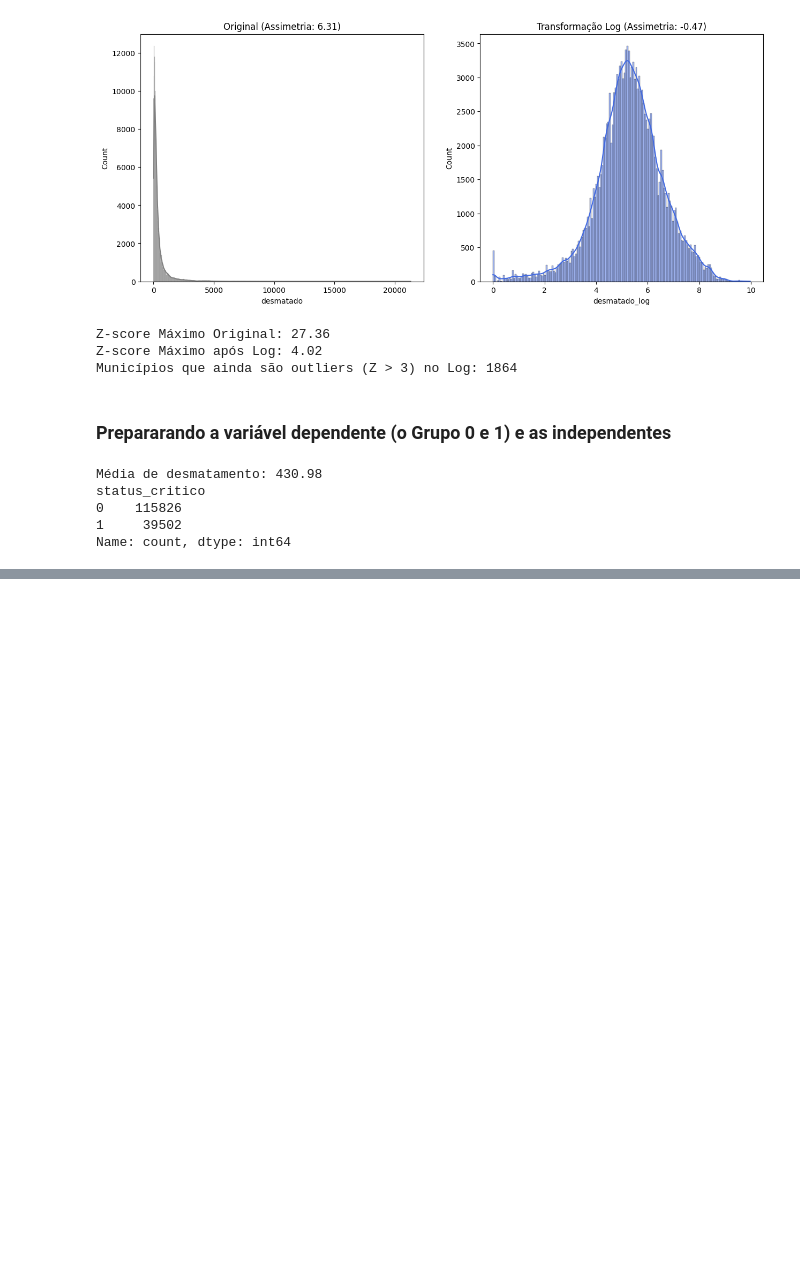
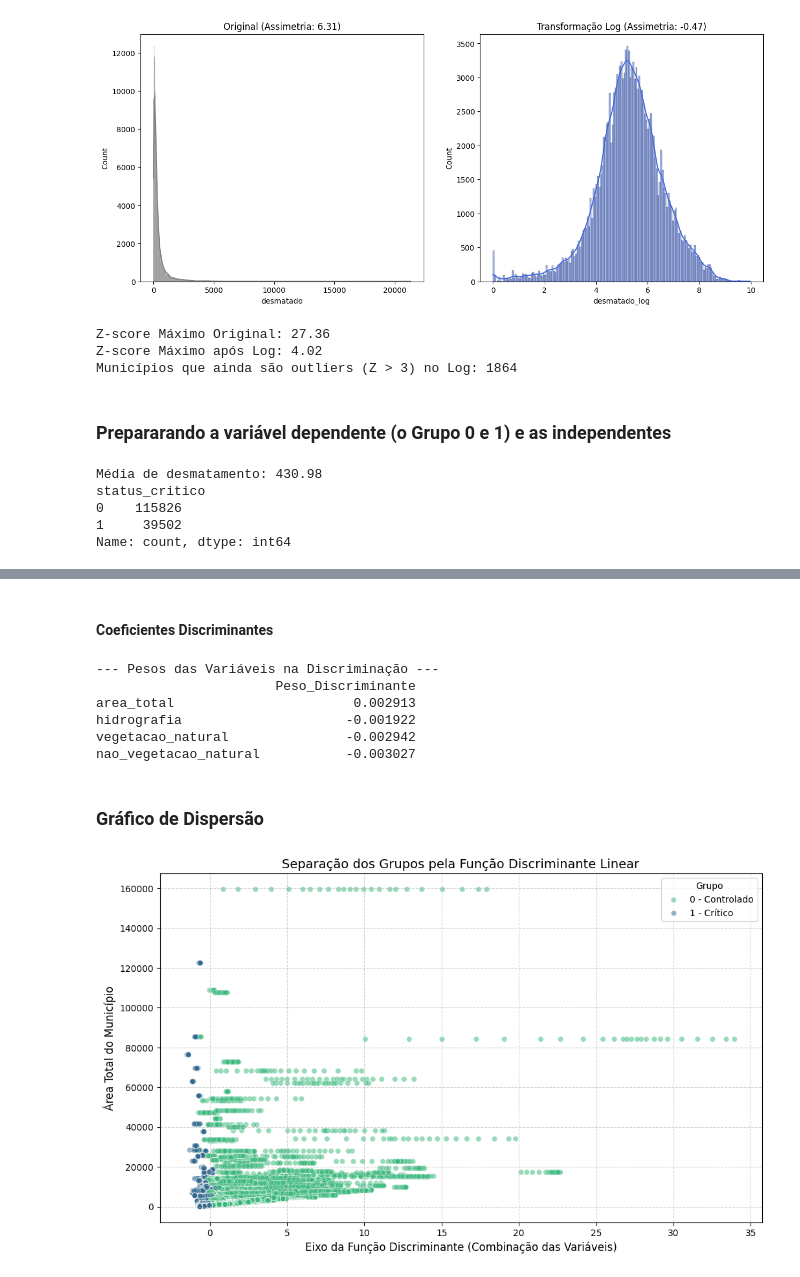
Before and after one commit to geovann4s/AnaliseTitanicaula, a Jupyter notebook: AnaliseDiscriminante.ipynb, the cells around one changed output, grey strips where cells are left out. Saved outputs shown, nothing was run; the diff lists cells and outputs as text; code cells hidden in the pictures; blank space fills up the shorter version.

```diff
--- a/AnaliseDiscriminante.ipynb
+++ b/AnaliseDiscriminante.ipynb
@@ -346,0 +371,20 @@ Name: count, dtype: int64
+# %%
+from sklearn.discriminant_analysis import LinearDiscriminantAnalysis
+from sklearn.model_selection import train_test_split
+from sklearn.metrics import classification_report, confusion_matrix
+
+# 1. Selecionando as variáveis independentes
+# Vamos usar o que restou de vegetação e a área total como base
+features = ['vegetacao_natural', 'nao_vegetacao_natural', 'hidrografia', 'area_total']
+X = df[features]
+y = df['status_critico']
+
+# 2. Dividindo em Treino (70%) e Teste (30%)
+X_train, X_test, y_train, y_test = train_test_split(X, y, test_size=0.3, random_state=42)
+
+# 3. Criando e treinando o modelo LDA
+lda = LinearDiscriminantAnalysis()
+lda.fit(X_train, y_train)
+
+# 4. Fazendo previsões
+y_pred = lda.predict(X_test)
@@ -346,0 +412,45 @@ Name: count, dtype: int64
+# %% [markdown]
+#### Coeficientes Discriminantes
+# %%
+# Criando uma tabela com a importância de cada variável
+import pandas as pd
+coef_df = pd.DataFrame(lda.coef_[0], index=features, columns=['Peso_Discriminante'])
+print("\n--- Pesos das Variáveis na Discriminação ---")
+print(coef_df.sort_values(by='Peso_Discriminante', ascending=False))
+# %% [output]
+--- Pesos das Variáveis na Discriminação ---
+                       Peso_Discriminante
+area_total                       0.002913
+hidrografia                     -0.001922
+vegetacao_natural               -0.002942
+nao_vegetacao_natural           -0.003027
+# %% [markdown]
+### Gráfico de Dispersão
+# %%
+import matplotlib.pyplot as plt
+import seaborn as sns
+
+# 1. Obtendo as pontuações (scores) da função discriminante
+# O método transform projeta os dados originais na nova dimensão do LDA
+X_lda = lda.transform(X)
+
+# 2. Criando um DataFrame temporário para o gráfico
+df_plot = pd.DataFrame({
+    'Funcao_Discriminante': X_lda.flatten(),
+    'Area_Total': df['area_total'],
+    'Status': df['status_critico']
+})
+
+# 3. Plotando o gráfico
+plt.figure(figsize=(12, 7))
+sns.scatterplot(data=df_plot, x='Funcao_Discriminante', y='Area_Total',
+                hue='Status', palette='viridis', alpha=0.5)
+
+plt.title('Separação dos Grupos pela Função Discriminante Linear', fontsize=14)
+plt.xlabel('Eixo da Função Discriminante (Combinação das Variáveis)', fontsize=12)
+plt.ylabel('Área Total do Município', fontsize=12)
+plt.legend(title='Grupo', labels=['0 - Controlado', '1 - Crítico'])
+plt.grid(True, linestyle='--', alpha=0.6)
+plt.show()
+# %% [output]
+[figure, added]
```
Also changed, not shown: parts of 4 cells of this notebook.
